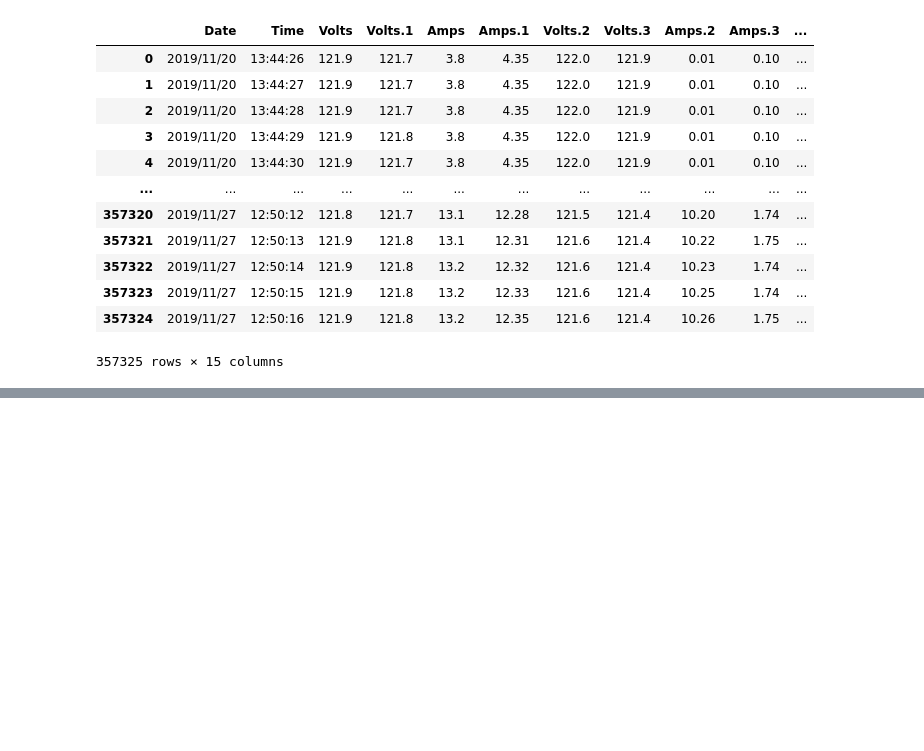
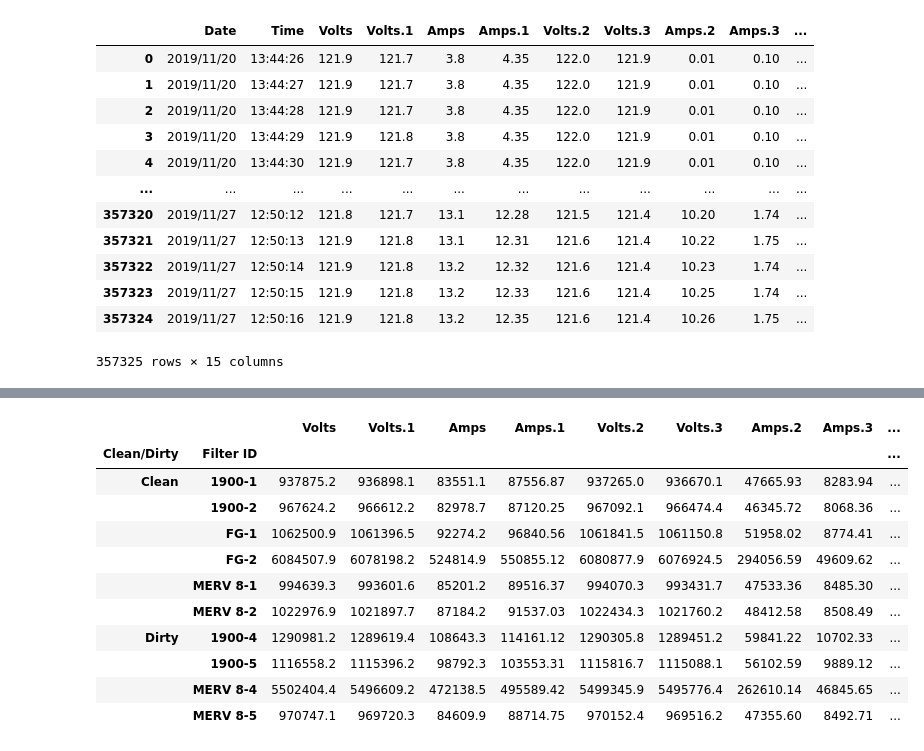
Before and after one commit to abbylemon/HighEfficientFilterEnergyTest, a Jupyter notebook: AnalyzeFilterData.ipynb, the cells around one changed output, grey strips where cells are left out. Drawn from its saved outputs; the diff is of its cells as text; code cells hidden in the pictures; blank space fills up the shorter version.

```diff
--- a/AnalyzeFilterData.ipynb
+++ b/AnalyzeFilterData.ipynb
@@ -266,0 +246,17 @@ Energy_Consumped_df
+# %%
+#create a new group with just values during the cooling season
+cooling_group = FilteredData_df[FilteredData_df['Outdoor Temp'] == 95.0].groupby(['Clean/Dirty', 'Filter ID'])
+cooling_group.sum()
+# %% [output]
+|  |  | Volts | Volts.1 | Amps | Amps.1 | Volts.2 | Volts.3 | Amps.2 | Amps.3 | ... |
+| Clean/Dirty | Filter ID |  |  |  |  |  |  |  |  | ... |
+| Clean | 1900-1 | 937875.2 | 936898.1 | 83551.1 | 87556.87 | 937265.0 | 936670.1 | 47665.93 | 8283.94 | ... |
+|  | 1900-2 | 967624.2 | 966612.2 | 82978.7 | 87120.25 | 967092.1 | 966474.4 | 46345.72 | 8068.36 | ... |
+|  | FG-1 | 1062500.9 | 1061396.5 | 92274.2 | 96840.56 | 1061841.5 | 1061150.8 | 51958.02 | 8774.41 | ... |
+|  | FG-2 | 6084507.9 | 6078198.2 | 524814.9 | 550855.12 | 6080877.9 | 6076924.5 | 294056.59 | 49609.62 | ... |
+|  | MERV 8-1 | 994639.3 | 993601.6 | 85201.2 | 89516.37 | 994070.3 | 993431.7 | 47533.36 | 8485.30 | ... |
+|  | MERV 8-2 | 1022976.9 | 1021897.7 | 87184.2 | 91537.03 | 1022434.3 | 1021760.2 | 48412.58 | 8508.49 | ... |
+| Dirty | 1900-4 | 1290981.2 | 1289619.4 | 108643.3 | 114161.12 | 1290305.8 | 1289451.2 | 59841.22 | 10702.33 | ... |
+|  | 1900-5 | 1116558.2 | 1115396.2 | 98792.3 | 103553.31 | 1115816.7 | 1115088.1 | 56102.59 | 9889.12 | ... |
+|  | MERV 8-4 | 5502404.4 | 5496609.2 | 472138.5 | 495589.42 | 5499345.9 | 5495776.4 | 262610.14 | 46845.65 | ... |
+|  | MERV 8-5 | 970747.1 | 969720.3 | 84609.9 | 88714.75 | 970152.4 | 969516.2 | 47355.60 | 8492.71 | ... |
```
Also changed, not shown: parts of 9 cells of this notebook, 1 other file.
